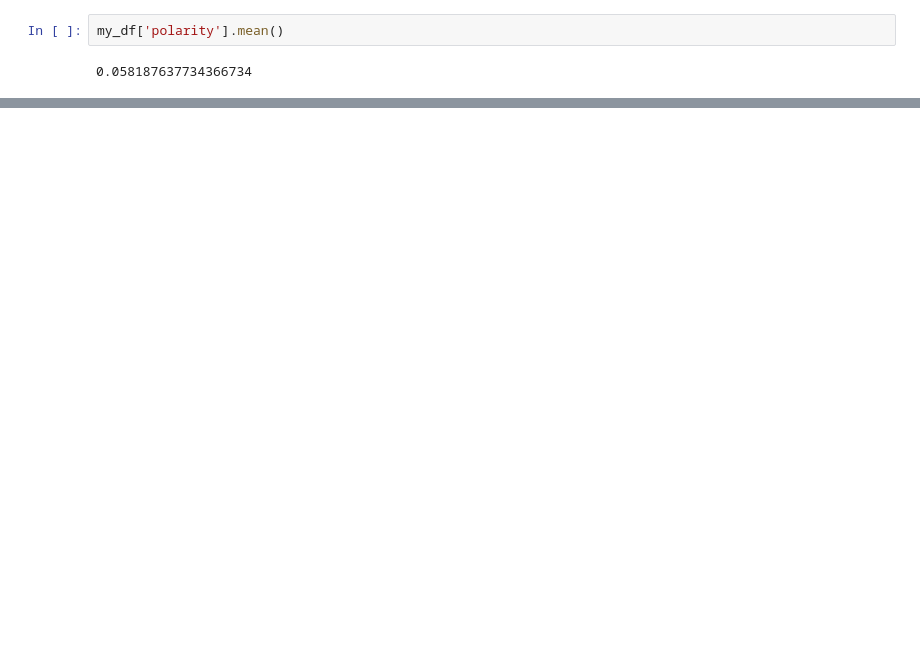
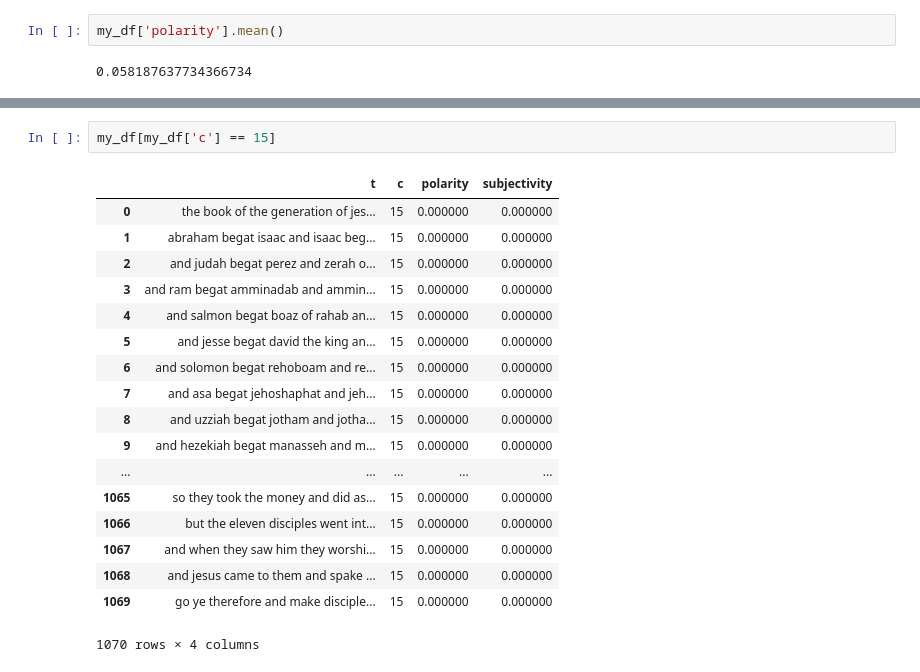
Before and after one commit to georgeblu1/Data-Projects, a Jupyter notebook: Bible.ipynb, the cells around one changed output, grey strips where cells are left out. Drawn from its saved outputs; the diff is of its cells as text; blank space fills up the shorter version.

```diff
--- a/Bible.ipynb
+++ b/Bible.ipynb
@@ -342,0 +335,21 @@ AttributeError: module 'seaborn' has no attribute 'lineplot'
+# %%
+my_df[my_df['c'] == 15]
+# %% [output]
+|  | t | c | polarity | subjectivity |
+| 0 | the book of the generation of jes... | 15 | 0.000000 | 0.000000 |
+| 1 | abraham begat isaac and isaac beg... | 15 | 0.000000 | 0.000000 |
+| 2 | and judah begat perez and zerah o... | 15 | 0.000000 | 0.000000 |
+| 3 | and ram begat amminadab and ammin... | 15 | 0.000000 | 0.000000 |
+| 4 | and salmon begat boaz of rahab an... | 15 | 0.000000 | 0.000000 |
+| 5 | and jesse begat david the king an... | 15 | 0.000000 | 0.000000 |
+| 6 | and solomon begat rehoboam and re... | 15 | 0.000000 | 0.000000 |
+| 7 | and asa begat jehoshaphat and jeh... | 15 | 0.000000 | 0.000000 |
+| 8 | and uzziah begat jotham and jotha... | 15 | 0.000000 | 0.000000 |
+| 9 | and hezekiah begat manasseh and m... | 15 | 0.000000 | 0.000000 |
+| ... | ... | ... | ... | ... |
+| 1065 | so they took the money and did as... | 15 | 0.000000 | 0.000000 |
+| 1066 | but the eleven disciples went int... | 15 | 0.000000 | 0.000000 |
+| 1067 | and when they saw him they worshi... | 15 | 0.000000 | 0.000000 |
+| 1068 | and jesus came to them and spake ... | 15 | 0.000000 | 0.000000 |
+| 1069 | go ye therefore and make disciple... | 15 | 0.000000 | 0.000000 |
+1070 rows × 4 columns
```
Also changed, not shown: parts of 5 cells of this notebook.
